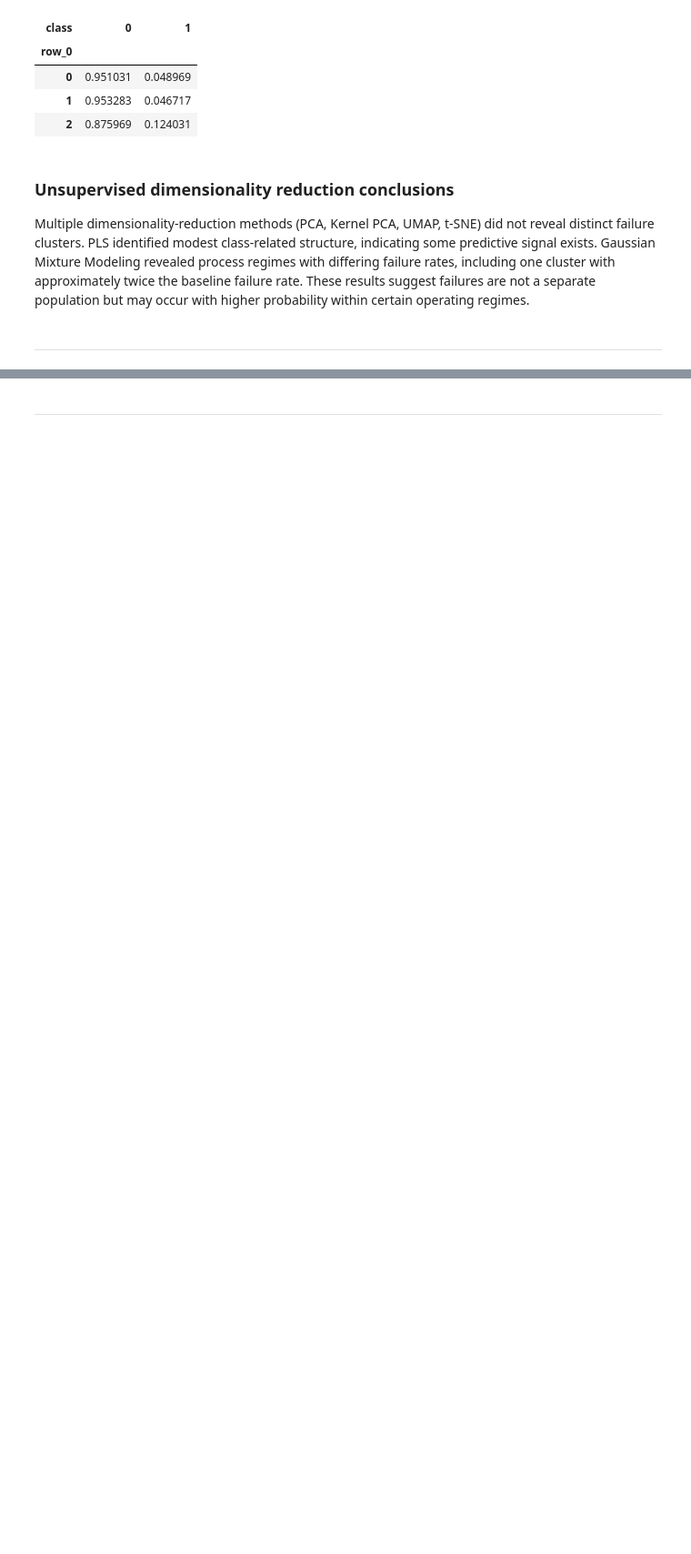
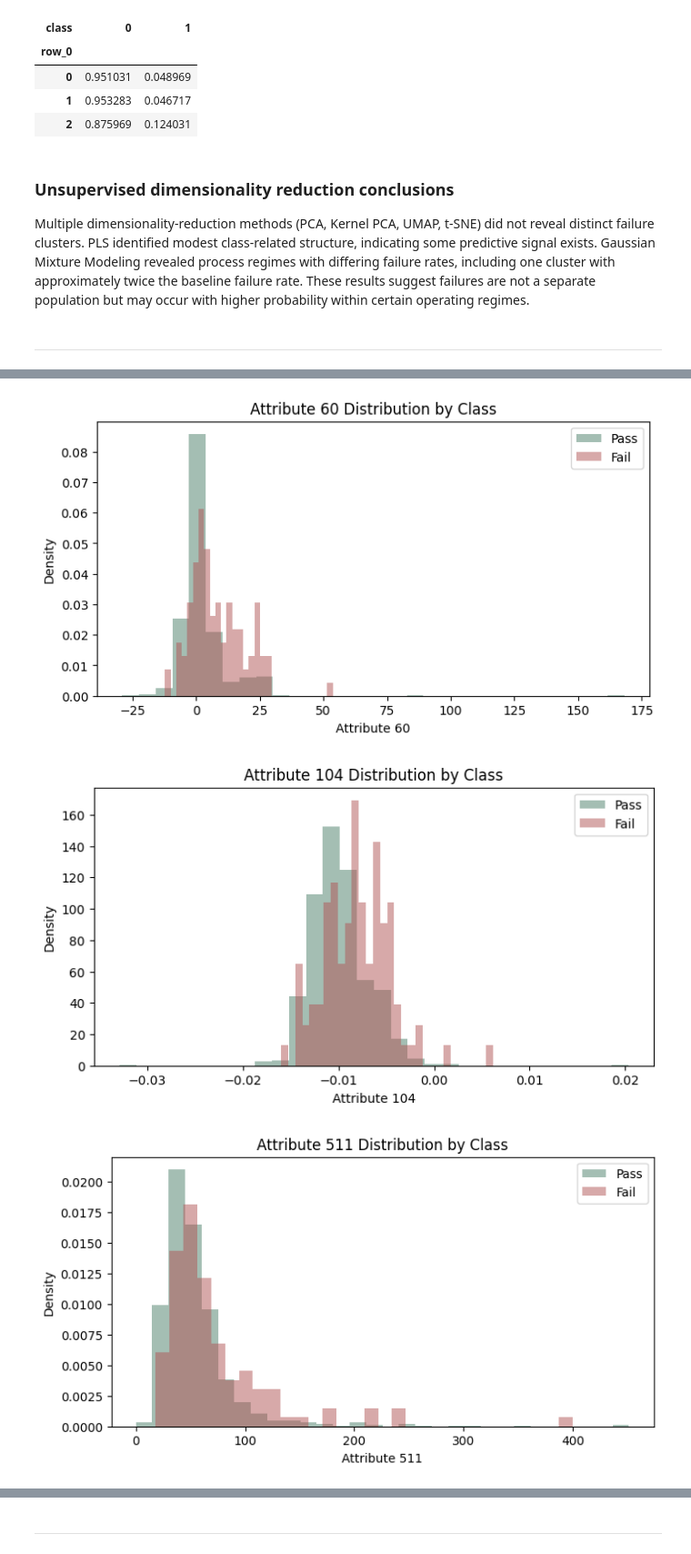
Before and after one commit to intuitiveengineer/secom-ml, a Jupyter notebook: notebooks/00-data-exploration.ipynb, the cells around one changed output, grey strips where cells are left out. Shown at 91% size. Cells and saved outputs as stored; diff of their text form; code cells hidden in the pictures; blank space fills up the shorter version.

```diff
--- a/notebooks/00-data-exploration.ipynb
+++ b/notebooks/00-data-exploration.ipynb
@@ -530,0 +488,46 @@ Columns to drop: 186
+# %%
+# top sensors
+top_sensors = [
+    "Attribute 60",
+    "Attribute 104",
+    "Attribute 511",
+    "Attribute 349",
+    "Attribute 432",
+    "Attribute 435",
+    "Attribute 431",
+	"Attribute 22",
+	"Attribute 197",
+	"Attribute 480",
+]
+# %%
+# Plotting histograms sensors
+for sensor in top_sensors:
+    plt.figure(figsize=(8, 4))
+
+    plt.hist(
+        X_filtered.loc[y == 0, sensor],
+        bins=30,
+        alpha=0.5,
+        label="Pass",
+        density=True,
+        color="#4B7F68"
+    )
+
+    plt.hist(
+        X_filtered.loc[y == 1, sensor],
+        bins=30,
+        alpha=0.5,
+        label="Fail",
+        density=True,
+        color="#B15455"
+    )
+
+    plt.title(f"{sensor} Distribution by Class")
+    plt.xlabel(sensor)
+    plt.ylabel("Density")
+    plt.legend()
+    plt.show()
+# %% [output]
+[figure, added]
+[figure, added]
+[figure, added]
```
Also changed, not shown: parts of 30 cells of this notebook.
